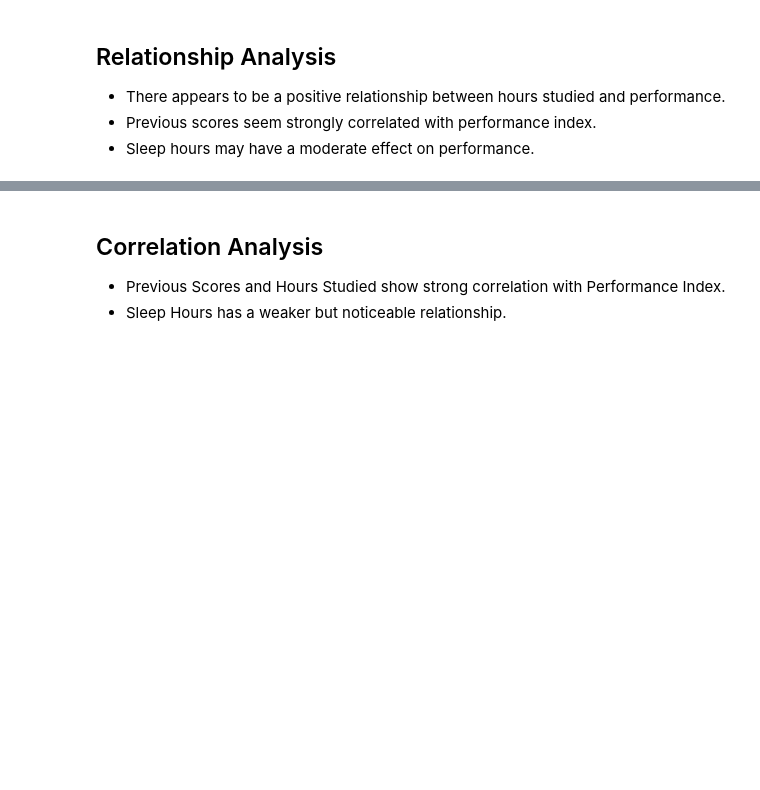
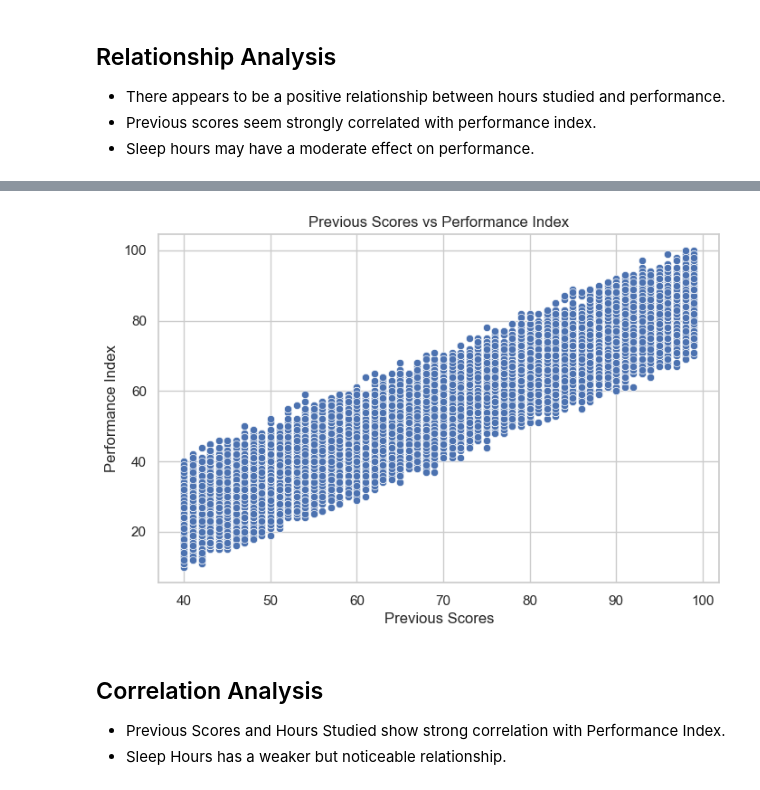
Before and after one commit to humaisik-star/DSA_210-PROJECT, a Jupyter notebook: notebooks/01_data_overview.ipynb, the cells around one changed output, grey strips where cells are left out. Drawn from its saved outputs; the diff is of its cells as text; code cells hidden in the pictures; blank space fills up the shorter version.

```diff
--- a/notebooks/01_data_overview.ipynb
+++ b/notebooks/01_data_overview.ipynb
@@ -138,3 +172,12 @@ plt.show()
+# %%
+plt.figure(figsize=(8,5))
+sns.scatterplot(data=df, x="Previous Scores", y="Performance Index")
+plt.title("Previous Scores vs Performance Index")
+plt.xlabel("Previous Scores")
+plt.ylabel("Performance Index")
+plt.show()
+# %% [output]
+[figure, added]
 # %% [markdown]
 ## Correlation Analysis
 
```
Also changed, not shown: parts of 13 cells of this notebook.
